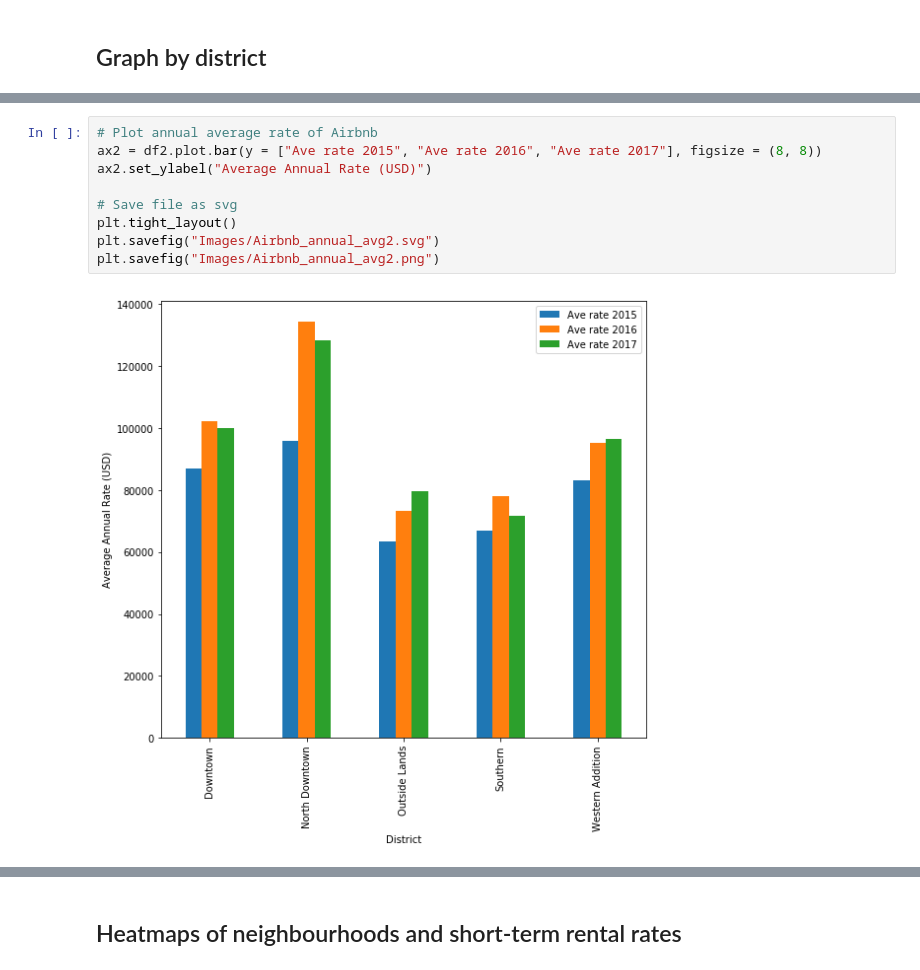
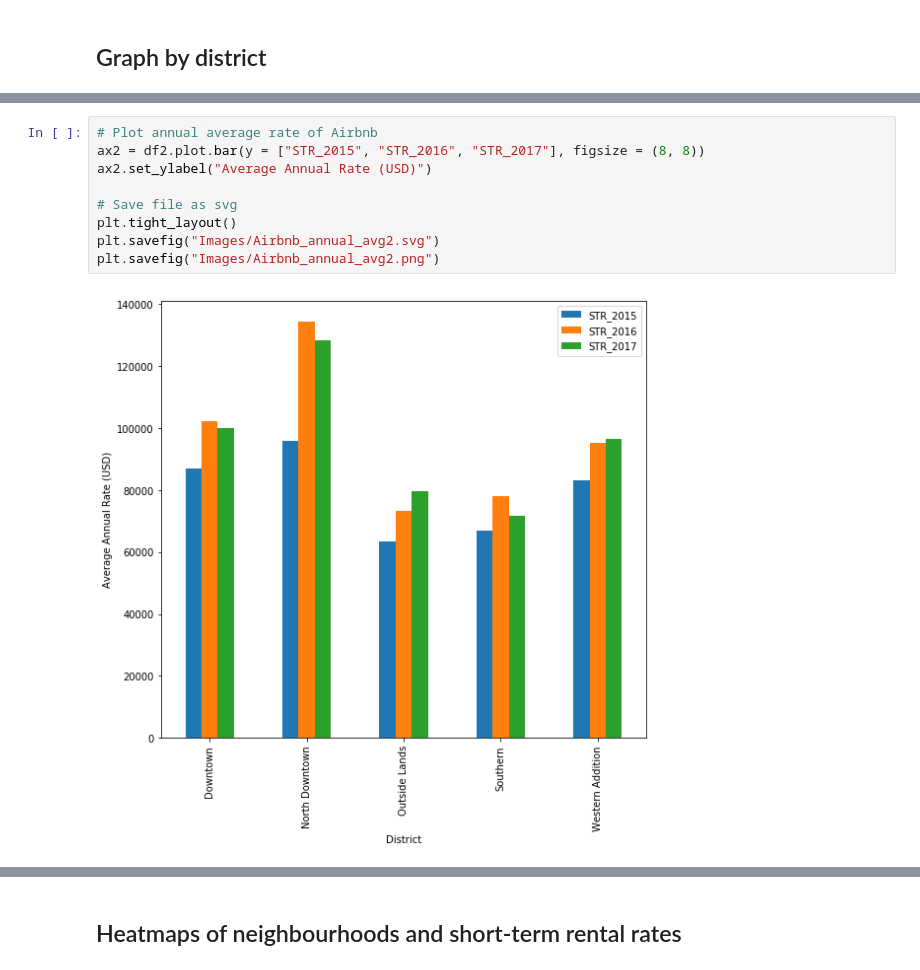
Before and after one commit to rochiecuevas/shared_accommodations, a Jupyter notebook: AirbnbRateVisualisation.ipynb, the cells around one changed output, grey strips where cells are left out. Cells and saved outputs as stored; diff of their text form.

Commit message:
corrections on heatmaps for STR listings and rates

```diff
--- a/AirbnbRateVisualisation.ipynb
+++ b/AirbnbRateVisualisation.ipynb
@@ -82,13 +82,13 @@ df2.reset_index()
 # %%
 # Plot annual average rate of Airbnb
-ax2 = df2.plot.bar(y = ["Ave rate 2015", "Ave rate 2016", "Ave rate 2017"], figsize = (8, 8))
+ax2 = df2.plot.bar(y = ["STR_2015", "STR_2016", "STR_2017"], figsize = (8, 8))
 ax2.set_ylabel("Average Annual Rate (USD)")
 
 # Save file as svg
 plt.tight_layout()
 plt.savefig("Images/Airbnb_annual_avg2.svg")
 plt.savefig("Images/Airbnb_annual_avg2.png")
 # %% [output]
-[figure, old version]
+[figure, new version]
 # %%
 # Plot annual number of listings of short-term rentals
```
Also changed, not shown: parts of 13 cells of this notebook, 17 other files.
